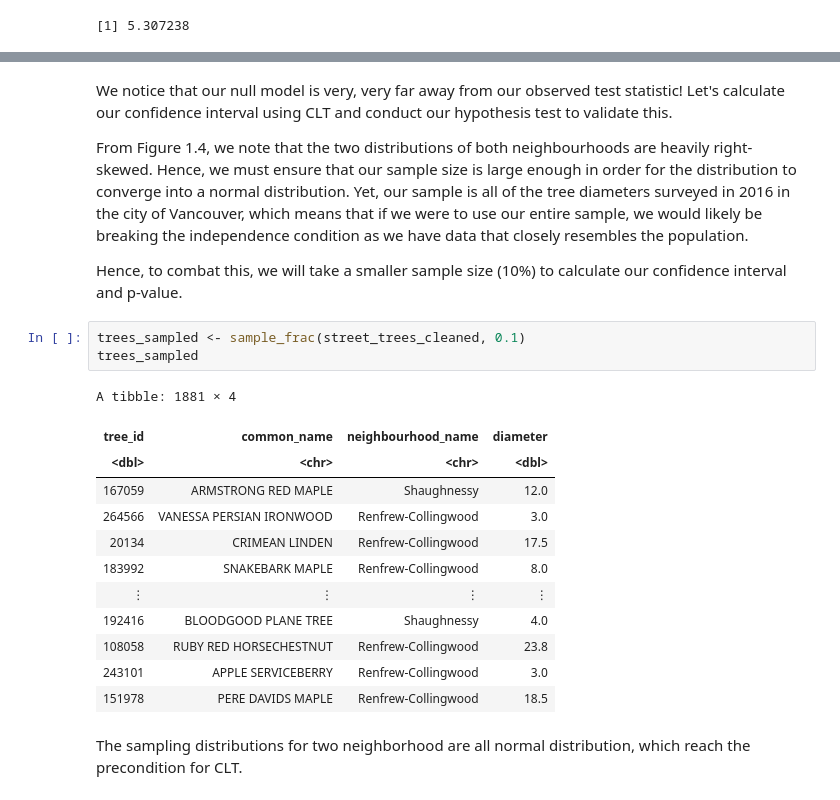
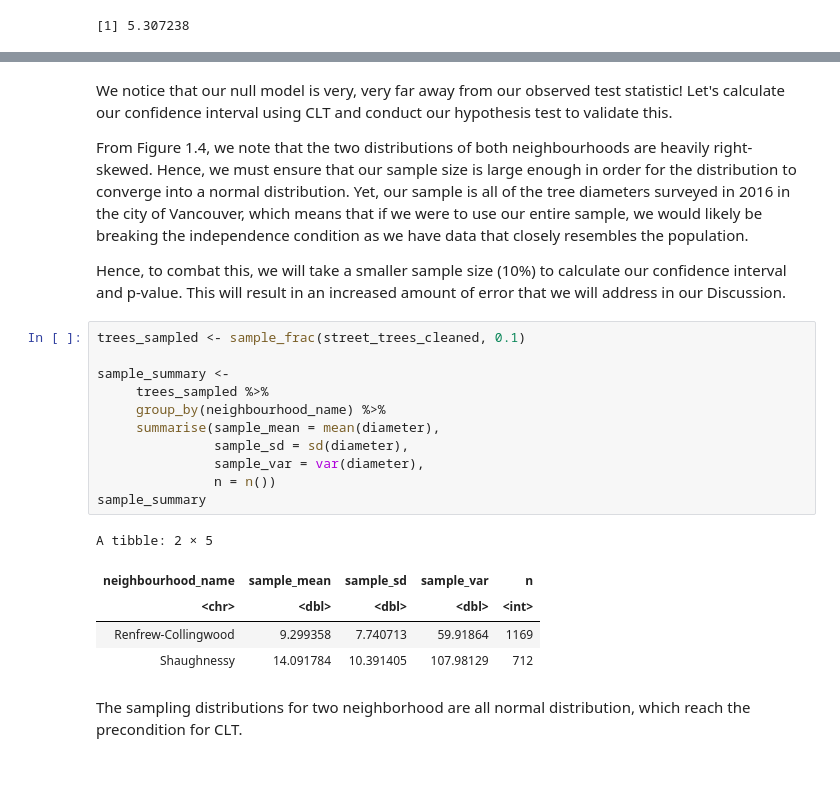
Before and after one commit to eshuaiii/stat-201-2023w1-group-50, a Jupyter notebook: 50_project_report.ipynb, the cells around one changed output, grey strips where cells are left out. Drawn from its saved outputs; the diff is of its cells as text; blank space fills up the shorter version.

```diff
--- a/50_project_report.ipynb
+++ b/50_project_report.ipynb
@@ -388,22 +390,23 @@ We notice that our null model is very, very far away from our observed test stat
 
 From Figure 1.4, we note that the two distributions of both neighbourhoods are heavily right-skewed. Hence, we must ensure that our sample size is large enough in order for the distribution to converge into a normal distribution. Yet, our sample is all of the tree diameters surveyed in 2016 in the city of Vancouver, which means that if we were to use our entire sample, we would likely be breaking the independence condition as we have data that closely resembles the population.
 
-Hence, to combat this, we will take a smaller sample size (10%) to calculate our confidence interval and p-value.
+Hence, to combat this, we will take a smaller sample size (10%) to calculate our confidence interval and p-value. This will result in an increased amount of error that we will address in our Discussion.
 # %%
 trees_sampled <- sample_frac(street_trees_cleaned, 0.1)
-trees_sampled
+
+sample_summary <-
+     trees_sampled %>%
+     group_by(neighbourhood_name) %>%
+     summarise(sample_mean = mean(diameter),
+               sample_sd = sd(diameter),
+               sample_var = var(diameter),
+               n = n())
+sample_summary
 # %% [output]
-A tibble: 1881 × 4
+A tibble: 2 × 5
-| tree_id | common_name | neighbourhood_name | diameter |
-| <dbl> | <chr> | <chr> | <dbl> |
-| 167059 | ARMSTRONG RED MAPLE | Shaughnessy | 12.0 |
-| 264566 | VANESSA PERSIAN IRONWOOD | Renfrew-Collingwood | 3.0 |
-| 20134 | CRIMEAN LINDEN | Renfrew-Collingwood | 17.5 |
-| 183992 | SNAKEBARK MAPLE | Renfrew-Collingwood | 8.0 |
-| ⋮ | ⋮ | ⋮ | ⋮ |
-| 192416 | BLOODGOOD PLANE TREE | Shaughnessy | 4.0 |
-| 108058 | RUBY RED HORSECHESTNUT | Renfrew-Collingwood | 23.8 |
-| 243101 | APPLE SERVICEBERRY | Renfrew-Collingwood | 3.0 |
-| 151978 | PERE DAVIDS MAPLE | Renfrew-Collingwood | 18.5 |
+| neighbourhood_name | sample_mean | sample_sd | sample_var | n |
+| <chr> | <dbl> | <dbl> | <dbl> | <int> |
+| Renfrew-Collingwood | 9.299358 | 7.740713 | 59.91864 | 1169 |
+| Shaughnessy | 14.091784 | 10.391405 | 107.98129 | 712 |
 # %% [markdown]
 The sampling distributions for two neighborhood are all normal distribution, which reach the precondition for CLT.
```
Also changed, not shown: parts of 40 cells of this notebook.
